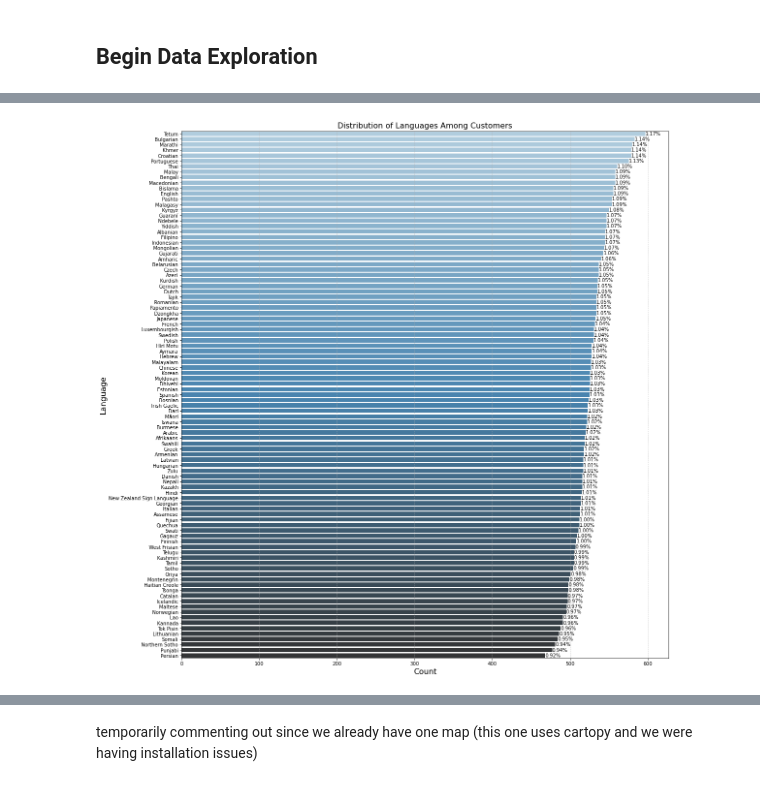
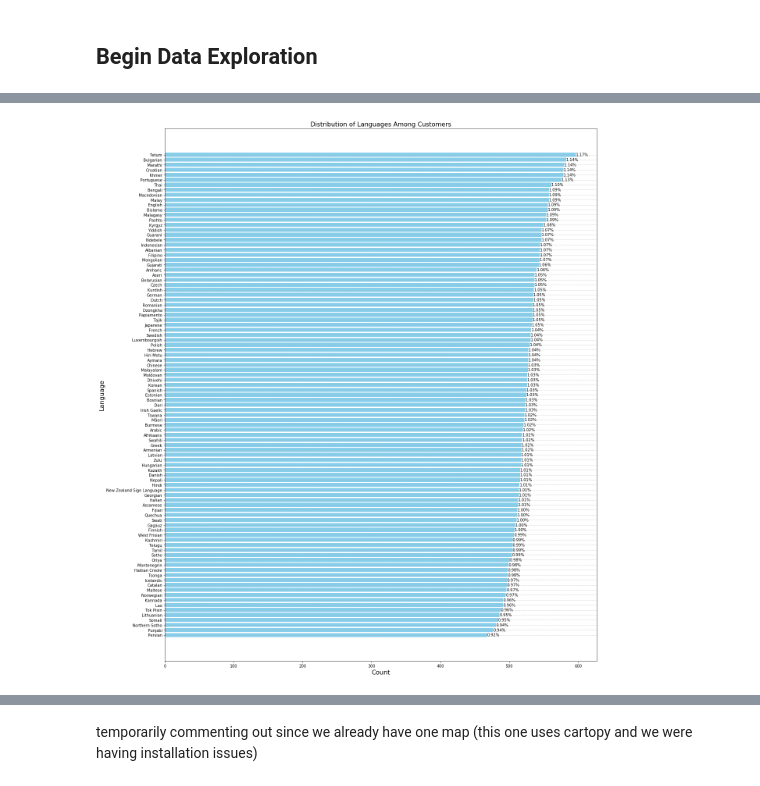
Before and after one commit to taradehdari/ads508-team6-project, a Jupyter notebook: datasets/customersegEDA.ipynb, the cells around one changed output, grey strips where cells are left out. Drawn from its saved outputs; the diff is of its cells as text; code cells hidden in the pictures.

```diff
--- a/datasets/customersegEDA.ipynb
+++ b/datasets/customersegEDA.ipynb
@@ -664,7 +678,7 @@ region_percentage = cust_seg_df['region'].value_counts(normalize=True) * 100
 
 # Plotting the data
 plt.figure(figsize=(10, 8))
-ax = region_percentage.plot(kind='bar', color='skyblue')
+ax = plt.bar(x=region_percentage.index, height=region_percentage.values, color='skyblue')
 plt.title('Percentage of Customers by Region')
 plt.xlabel('Region')
 plt.ylabel('Percentage of Customers')
@@ -672,9 +686,9 @@ plt.xticks(rotation=45)
 plt.grid(axis='y', linestyle='--', alpha=0.7)
 
 # Adding percentages to each bar
-for i in ax.patches:
-    plt.text(i.get_x() + i.get_width() / 2, i.get_height() + 0.5, \
-             str(round(i.get_height(), 2)) + '%', fontsize=10, ha='center', va='bottom')
+for bar, value in zip(ax, region_percentage.values):
+    plt.text(bar.get_x() + bar.get_width() / 2, bar.get_height() + 0.5, \
+             f'{value:.2f}%', fontsize=10, ha='center', va='bottom')
 
 plt.tight_layout()
 plt.show()
@@ -686,7 +700,7 @@ region_count = cust_seg_df['region'].value_counts()
 
 # Plotting the data
 plt.figure(figsize=(10, 8))
-ax = region_count.plot(kind='bar', color='lightgreen')
+ax = plt.bar(x=region_count.index, height=region_count.values, color='lightgreen')
 plt.title('Count of Customers by Region')
 plt.xlabel('Region')
 plt.ylabel('Count of Customers')
@@ -694,10 +708,9 @@ plt.xticks(rotation=45)
 plt.grid(axis='y', linestyle='--', alpha=0.7)
 
 # Adding counts to each bar
-for i in ax.patches:
-    count = int(i.get_height())
+for bar, count in zip(ax, region_count.values):
     formatted_count = "{:,}".format(count)  # Format the count with commas
-    plt.text(i.get_x() + i.get_width() / 2, i.get_height() + 0.5, formatted_count, fontsize=10, ha='center', va='bottom')
+    plt.text(bar.get_x() + bar.get_width() / 2, bar.get_height() + 0.5, formatted_count, fontsize=10, ha='center', va='bottom')
 
 plt.tight_layout()
 plt.show()
@@ -753,7 +788,7 @@ top_20_countries = percentage_distribution.nlargest(20)
 
 # Plot top 20 countries
 plt.figure(figsize=(12, 10))
-top_20_countries.plot(kind='bar', color='skyblue')
+bars = plt.bar(x=top_20_countries.index, height=top_20_countries.values, color='skyblue')
 plt.title('Top 20 Countries by Percentage of Customers')
 plt.xlabel('Country')
 plt.ylabel('Percentage')
@@ -761,8 +796,8 @@ plt.xticks(rotation=45)
 plt.grid(axis='y', linestyle='--', alpha=0.7)
 
 # Annotate each bar with its percentage
-for i, percentage in enumerate(top_20_countries):
-    plt.text(i, percentage + 0.5, f'{percentage:.2f}%', ha='center', va='bottom', fontsize=8)
+for bar, percentage in zip(bars, top_20_countries):
+    plt.text(bar.get_x() + bar.get_width() / 2, bar.get_height() + 0.5, f'{percentage:.2f}%', ha='center', va='bottom', fontsize=8)
 
 plt.tight_layout()
 plt.show()
@@ -771,21 +806,27 @@ plt.show()
 # %%
 # Language Analysis
 language_distribution = cust_seg_df['language'].value_counts()
 plt.figure(figsize=(18, 20))
-ax = sns.barplot(y=language_distribution.index[:97], x=language_distribution.values[:97], palette='Blues_d')
+
+# Reverse the order
+language_distribution = language_distribution[::-1]
+
+# Plotting the bar chart
+bars = plt.barh(y=language_distribution.index[:97], width=language_distribution.values[:97], color='skyblue')
 plt.title('Distribution of Languages Among Customers', fontsize=16)
 plt.xlabel('Count', fontsize=16)
 plt.ylabel('Language', fontsize=16)
-plt.yticks(rotation=0)  # Adjust rotation for y-axis ticks
-plt.grid(axis='x', linestyle='--', alpha=0.7)
+plt.xticks(rotation=0)  # Adjust rotation for x-axis ticks
+plt.grid(axis='y', linestyle='--', alpha=0.7)
 
 # Add percentages to each bar
 total = float(len(cust_seg_df['language']))
-for p in ax.patches:
-    width = p.get_width()
-    ax.text(width, p.get_y() + p.get_height() / 2., f'{(width / total * 100):.2f}%',
-            ha='left', va='center', fontsize=10)
+for bar in bars:
+    width = bar.get_width()
+    plt.text(width, bar.get_y() + bar.get_height() / 2., f'{(width / total * 100):.2f}%',
+             ha='left', va='center', fontsize=10)
 
+plt.tight_layout()
 plt.show()
 # %% [output]
-[figure, old version]
+[figure, new version]
```
Also changed, not shown: parts of 11 cells of this notebook.
